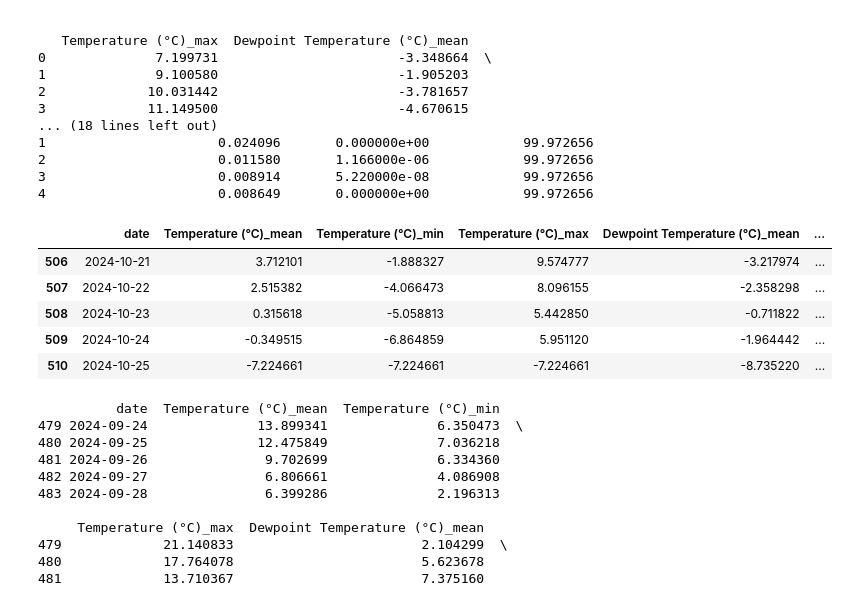
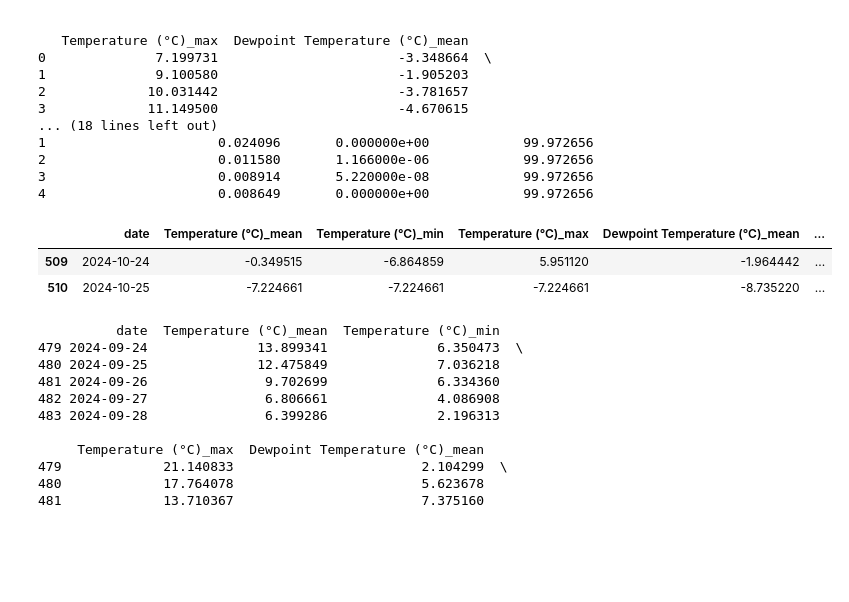
Before and after one commit to PKuntze/Watts_UP-Hydropower_Climate_Optimisation, a Jupyter notebook: EDA_and_Temporal_Aggregation_GJ.ipynb, the cells around one changed output. Saved outputs shown, nothing was run; the diff lists cells and outputs as text; code cells hidden in the pictures; blank space fills up the shorter version.

```diff
--- a/EDA_and_Temporal_Aggregation_GJ.ipynb
+++ b/EDA_and_Temporal_Aggregation_GJ.ipynb
@@ -395,3 +385,8 @@ Index(['Date Time', 'Temperature (°C)', 'Dewpoint Temperature (°C)',
       dtype='object')
 # %%
 df_climate['Date Time'] = pd.to_datetime(df_climate['Date Time'])
+# %%
+'''# Set Date Time as index
+df_climate.set_index('Date Time', inplace=True)
+# Reset index and rename to Date
+df_climate = df_climate.reset_index().rename(columns={'Date Time': 'date'})'''
@@ -439,12 +446,9 @@ print(df_daily_climate.head())
 3                      0.008914       5.220000e-08            99.972656
 4                      0.008649       0.000000e+00            99.972656
 # %%
-df_daily_climate.tail(5)
+df_daily_climate.tail(2)
 # %% [output]
 |  | date | Temperature (°C)_mean | Temperature (°C)_min | Temperature (°C)_max | Dewpoint Temperature (°C)_mean | ... |
-| 506 | 2024-10-21 | 3.712101 | -1.888327 | 9.574777 | -3.217974 | ... |
-| 507 | 2024-10-22 | 2.515382 | -4.066473 | 8.096155 | -2.358298 | ... |
-| 508 | 2024-10-23 | 0.315618 | -5.058813 | 5.442850 | -0.711822 | ... |
 | 509 | 2024-10-24 | -0.349515 | -6.864859 | 5.951120 | -1.964442 | ... |
 | 510 | 2024-10-25 | -7.224661 | -7.224661 | -7.224661 | -8.735220 | ... |
 # %%
```
Also changed, not shown: parts of 24 cells of this notebook, 12 other files.
